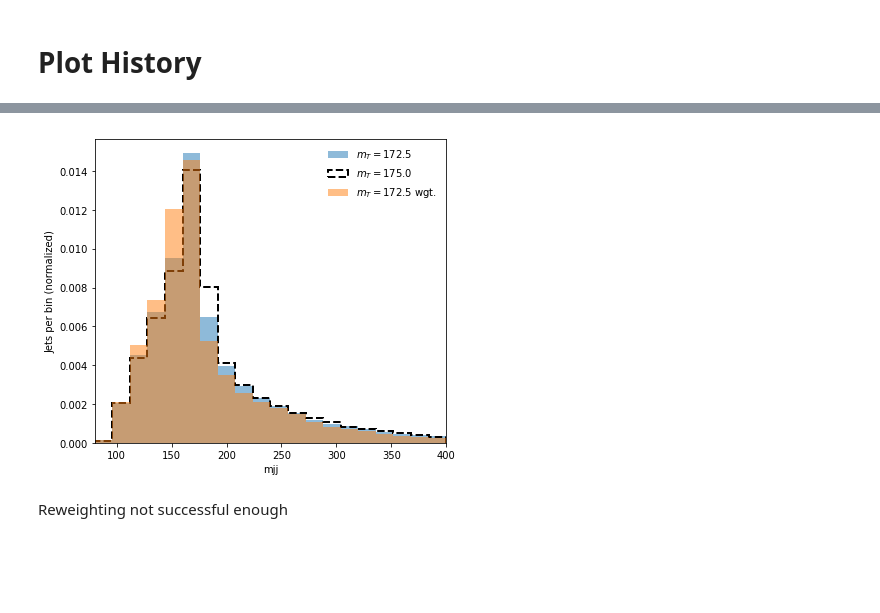
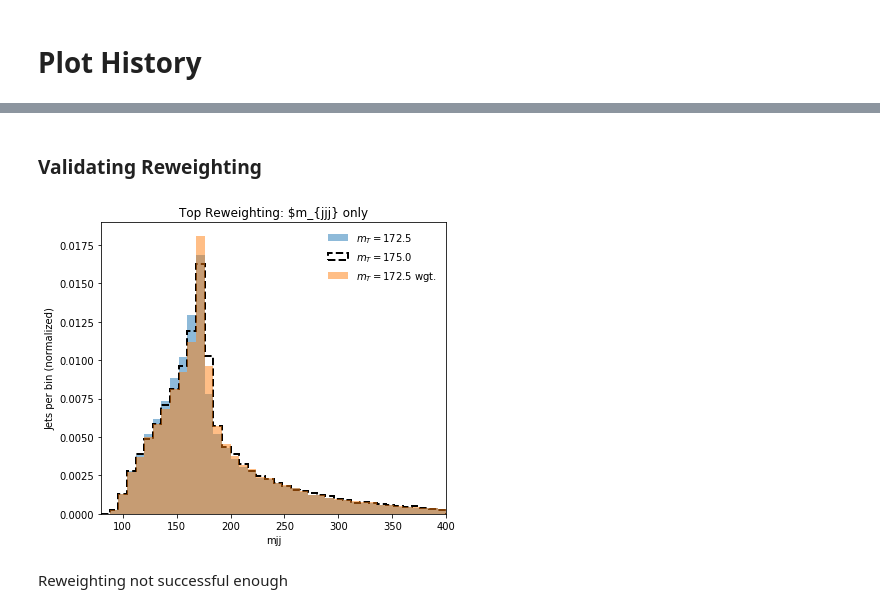
Before and after one commit to hep-lbdl/SRGN, a Jupyter notebook: TopQuarkFitting/DCTR_1D_mT-mjjjONLY.ipynb, the cells around one changed output, grey strips where cells are left out. Saved outputs shown, nothing was run; the diff lists cells and outputs as text; code cells hidden in the pictures; blank space fills up the shorter version.

Commit message:
Added new x4 samples to top dctr notebooks

```diff
--- a/TopQuarkFitting/DCTR_1D_mT-mjjjONLY.ipynb
+++ b/TopQuarkFitting/DCTR_1D_mT-mjjjONLY.ipynb
@@ -219,6 +277,9 @@ The network trained non-trivially, but still not the best.
 # %%
-test_dataset_0_mjjj = np.load(data_dir + 'part_172_5_6j_obs.npy')[:,:1]
-test_dataset_1_mjjj = np.load(data_dir + 'part_175_0_6j_obs.npy')[:,:1]
+test_dataset_0_mjjj = np.load(data_dir0 + 'part_172_5_6j_obs.npy')[:,:1]
+test_dataset_1_mjjj = np.load(data_dir0 + 'part_175_0_6j_obs.npy')[:,:1]
+
+print(np.shape(test_dataset_0_mjjj))
+print(np.shape(test_dataset_1_mjjj))
 
 X0_test = np.concatenate((test_dataset_0_mjjj, 172.5*np.ones_like(test_dataset_0_mjjj)), axis = 1)
 X1_test = np.concatenate((test_dataset_0_mjjj, 175.0*np.ones_like(test_dataset_0_mjjj)), axis = 1)
@@ -236 +304,15 @@ def make_legend():
+# %%
+# Get predicted probabilities
+def reweight(default_dataset, unkown_dataset, mT):
+    liklihood_ratio_train = len(X0) / len(X1)
+    liklihood_ratio_val = len(unkown_dataset) / len(default_dataset)
+
+    liklihood_ratio = liklihood_ratio_train * liklihood_ratio_val
+
+    data_input = np.concatenate(
+        (default_dataset, mT * np.ones_like(default_dataset)), axis=1)
+
+    f = dctr.predict(data_input)
+    weights = liklihood_ratio * (f[:, 1] / f[:, 0])
+    return weights
 # %% [markdown]
@@ -266 +320,9 @@ print(preds_0[0:20]) # Network hasn't trained
+# %%
+weights_0 = reweight(default_dataset=test_dataset_0_mjjj,
+                     unkown_dataset=test_dataset_0_mjjj,
+                     mT=172.5)
+
+weights_1 = reweight(default_dataset=test_dataset_0_mjjj,
+                     unkown_dataset=test_dataset_1_mjjj,
+                     mT=175.0)
 # %% [markdown]
@@ -268,7 +329,0 @@ print(preds_0[0:20]) # Network hasn't trained
-# %%
-# calculate liklihood ratio as datasets are different lengths
-liklihood_ratio = len(test_dataset_1_mjjj) / len(test_dataset_0_mjjj)
-print(liklihood_ratio)
-
-weights_0 = liklihood_ratio*preds_0[:,0]/preds_0[:,1]
-weights_1 = liklihood_ratio*preds_1[:,0]/preds_1[:,1]
@@ -309,20 +360,24 @@ plt.show()
+# %% [markdown]
+### Validating Reweighting
 # %%
 # Define default plot styles
 plot_style_0 = {'histtype':'step', 'color':'black', 'linewidth':2, 'linestyle':'--', 'density':True}
 plot_style_1 = {'alpha':0.5, 'density':True}
 # %%
 plt.figure(figsize=(6,5))
-bins = np.linspace(80,400,21)
+plt.title("Top Reweighting: $m_{jjj} only")
+bins = np.linspace(80,400,41)
 hist0 = plt.hist(test_dataset_0_mjjj, bins = bins, label = label_0, **plot_style_1)
 hist1 = plt.hist(test_dataset_1_mjjj, bins = bins, label = label_1, **plot_style_0)
 hist2 = plt.hist(test_dataset_0_mjjj, bins = bins, label = label_0 + ' wgt.', weights=weights_1, **plot_style_1)
 
 plt.xlabel('mjj')
 plt.ylabel('Jets per bin (normalized)')
 plt.xlim([80,400])
 make_legend()
+plt.savefig("Top Reweighting: $m_{jjj} only.png")
 plt.show()
 # %% [output]
-[figure, old version]
+[figure, new version]
 # %% [markdown]
 Reweighting not successful enough
```
Also changed, not shown: parts of 32 cells of this notebook, 1 other file.
